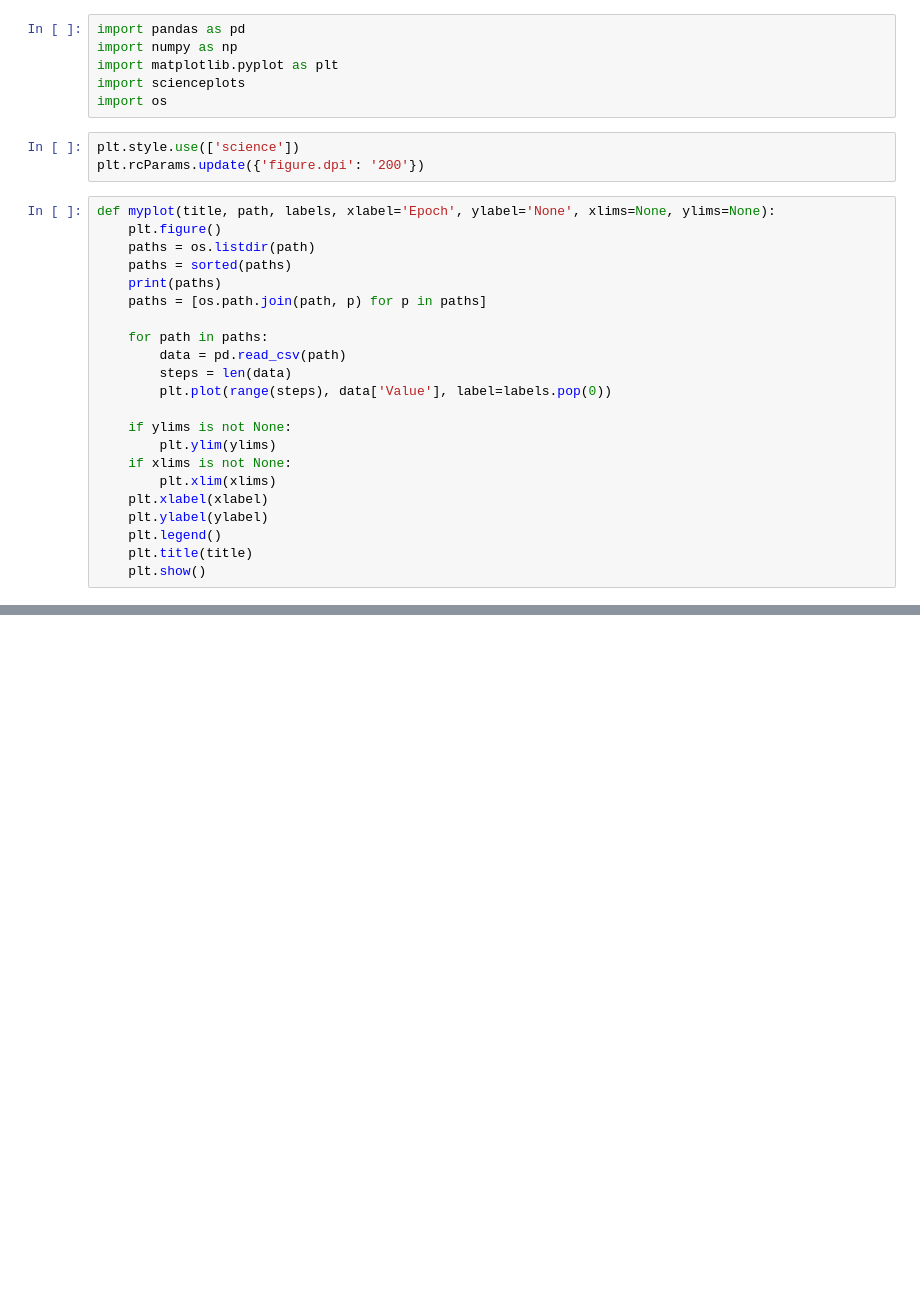
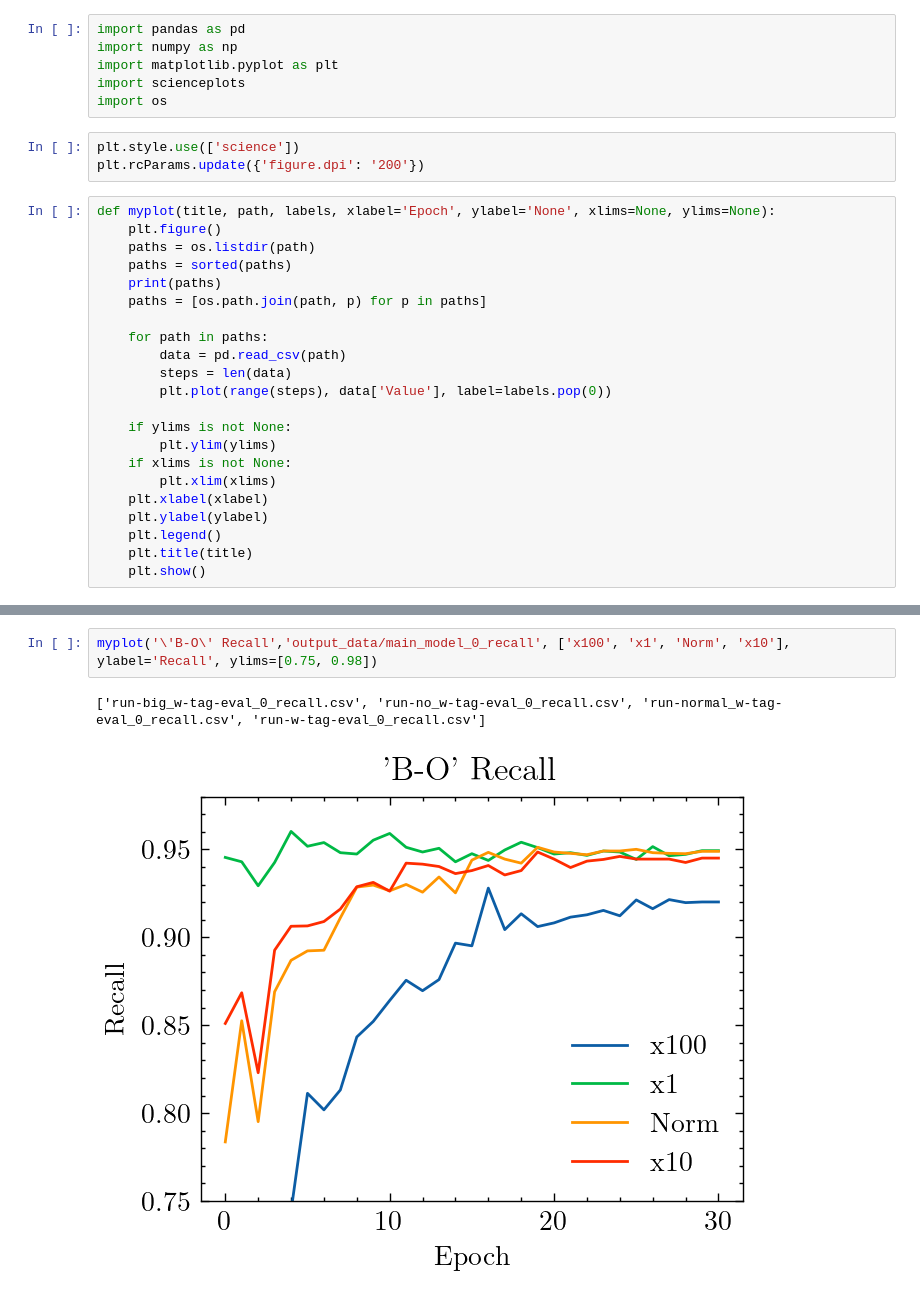
Before and after one commit to antoineedy/NLP-individual-courwework, a Jupyter notebook: generate_plots.ipynb, the cells around one changed output, grey strips where cells are left out. Drawn from its saved outputs; the diff is of its cells as text; blank space fills up the shorter version.

```diff
--- a/generate_plots.ipynb
+++ b/generate_plots.ipynb
@@ -36,0 +37,5 @@ myplot('Macro F1 score','output_data/main_model', ['big', 'no', 'normal', 'w'],
+# %%
+myplot('\'B-O\' Recall','output_data/main_model_0_recall', ['x100', 'x1', 'Norm', 'x10'], ylabel='Recall', ylims=[0.75, 0.98])
+# %% [output]
+['run-big_w-tag-eval_0_recall.csv', 'run-no_w-tag-eval_0_recall.csv', 'run-normal_w-tag-eval_0_recall.csv', 'run-w-tag-eval_0_recall.csv']
+[figure, added]
```
Also changed, not shown: parts of 2 cells of this notebook, 36 other files.
